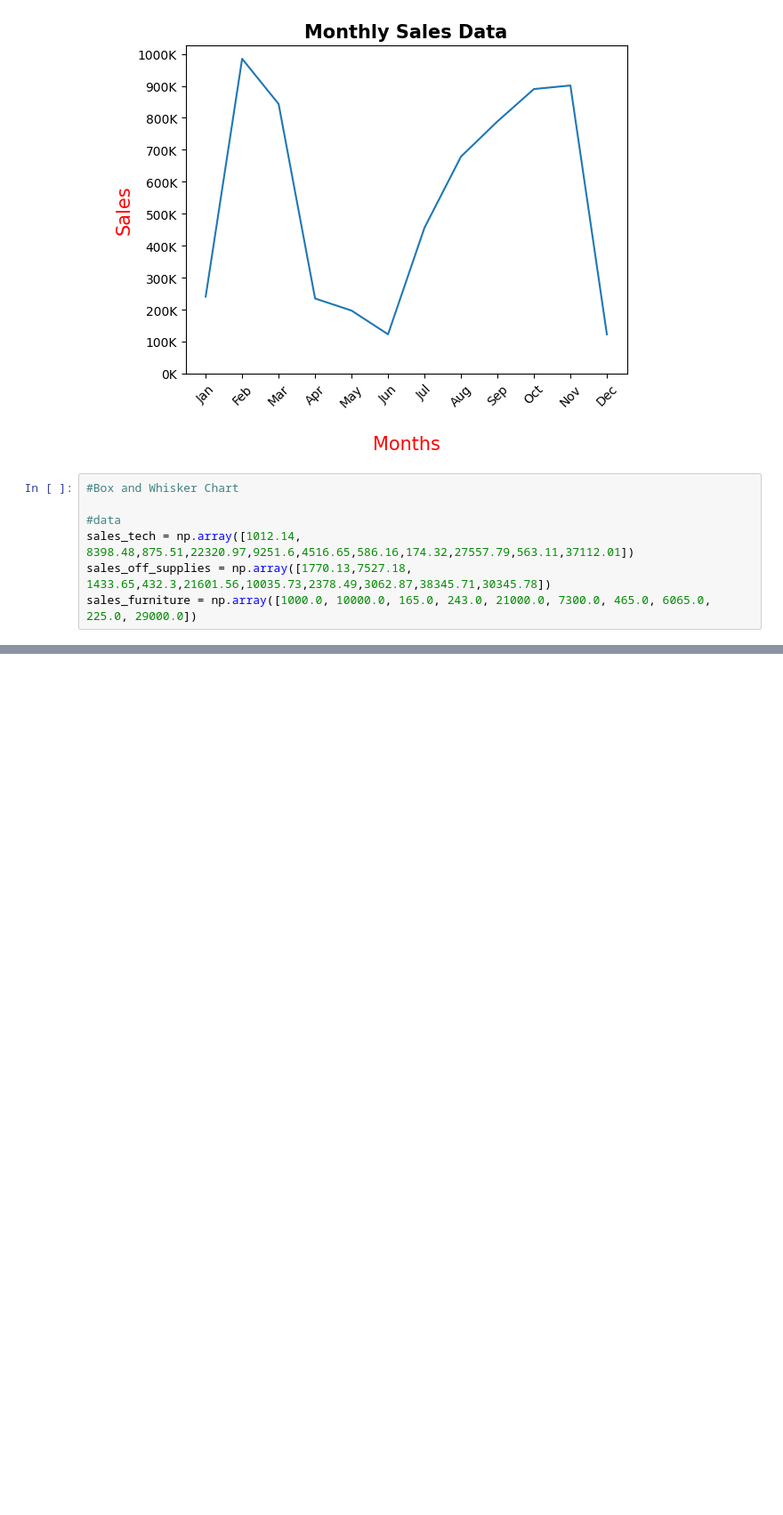
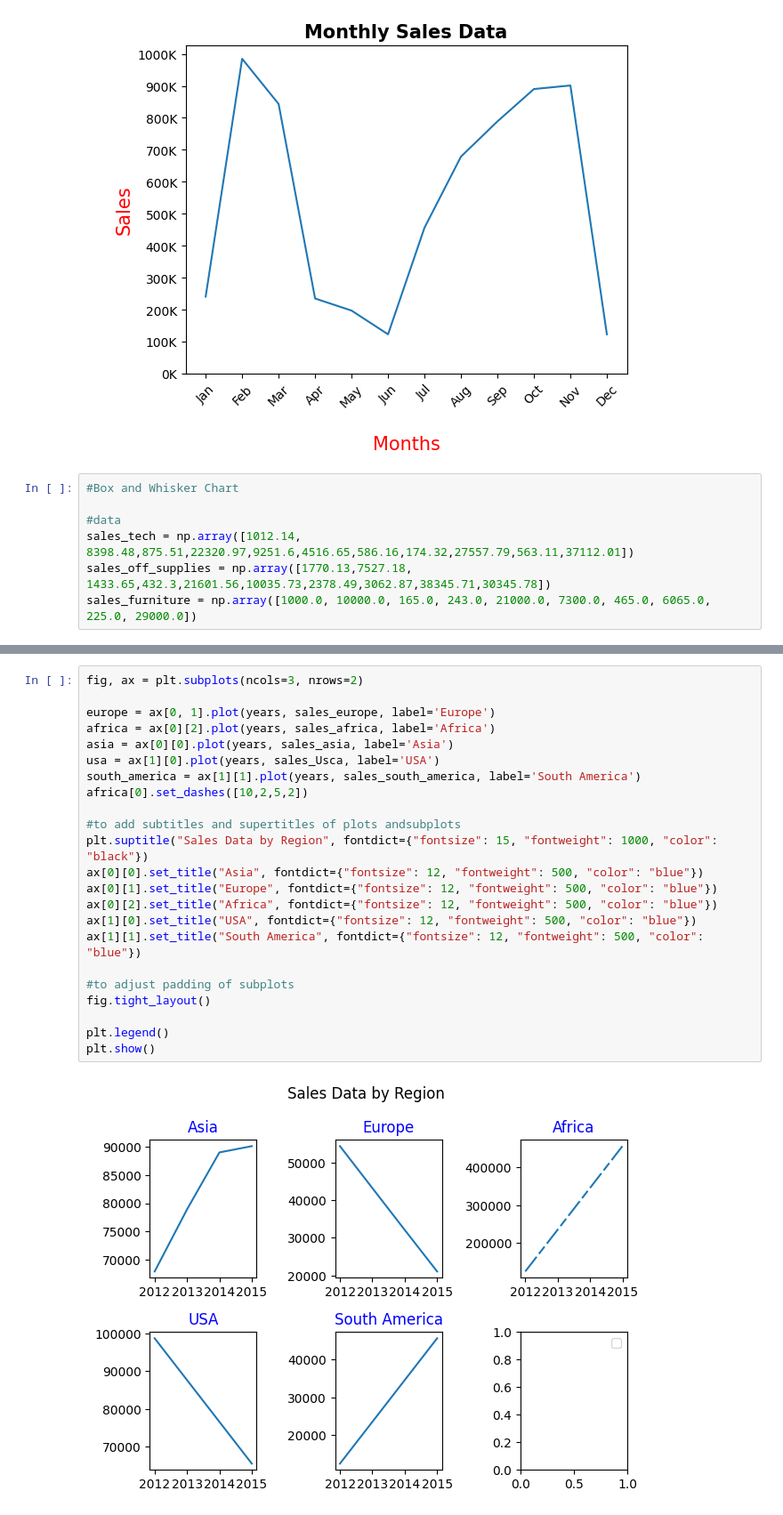
Before and after one commit to Sparsh015/data_analytics, a Jupyter notebook: matplotlib/more_charts.ipynb, the cells around one changed output, grey strips where cells are left out. Shown at 89% size. Saved outputs shown, nothing was run; the diff lists cells and outputs as text; blank space fills up the shorter version.

```diff
--- a/matplotlib/more_charts.ipynb
+++ b/matplotlib/more_charts.ipynb
@@ -31,0 +67,25 @@ plt.show()
+# %%
+fig, ax = plt.subplots(ncols=3, nrows=2)
+
+europe = ax[0, 1].plot(years, sales_europe, label='Europe')
+africa = ax[0][2].plot(years, sales_africa, label='Africa')
+asia = ax[0][0].plot(years, sales_asia, label='Asia')
+usa = ax[1][0].plot(years, sales_Usca, label='USA')
+south_america = ax[1][1].plot(years, sales_south_america, label='South America')
+africa[0].set_dashes([10,2,5,2])
+
+#to add subtitles and supertitles of plots andsubplots
+plt.suptitle("Sales Data by Region", fontdict={"fontsize": 15, "fontweight": 1000, "color": "black"})
+ax[0][0].set_title("Asia", fontdict={"fontsize": 12, "fontweight": 500, "color": "blue"})
+ax[0][1].set_title("Europe", fontdict={"fontsize": 12, "fontweight": 500, "color": "blue"})
+ax[0][2].set_title("Africa", fontdict={"fontsize": 12, "fontweight": 500, "color": "blue"})
+ax[1][0].set_title("USA", fontdict={"fontsize": 12, "fontweight": 500, "color": "blue"})
+ax[1][1].set_title("South America", fontdict={"fontsize": 12, "fontweight": 500, "color": "blue"})
+
+#to adjust padding of subplots
+fig.tight_layout()
+
+plt.legend()
+plt.show()
+# %% [output]
+[figure, added]
```
Also changed, not shown: parts of 4 cells of this notebook.
